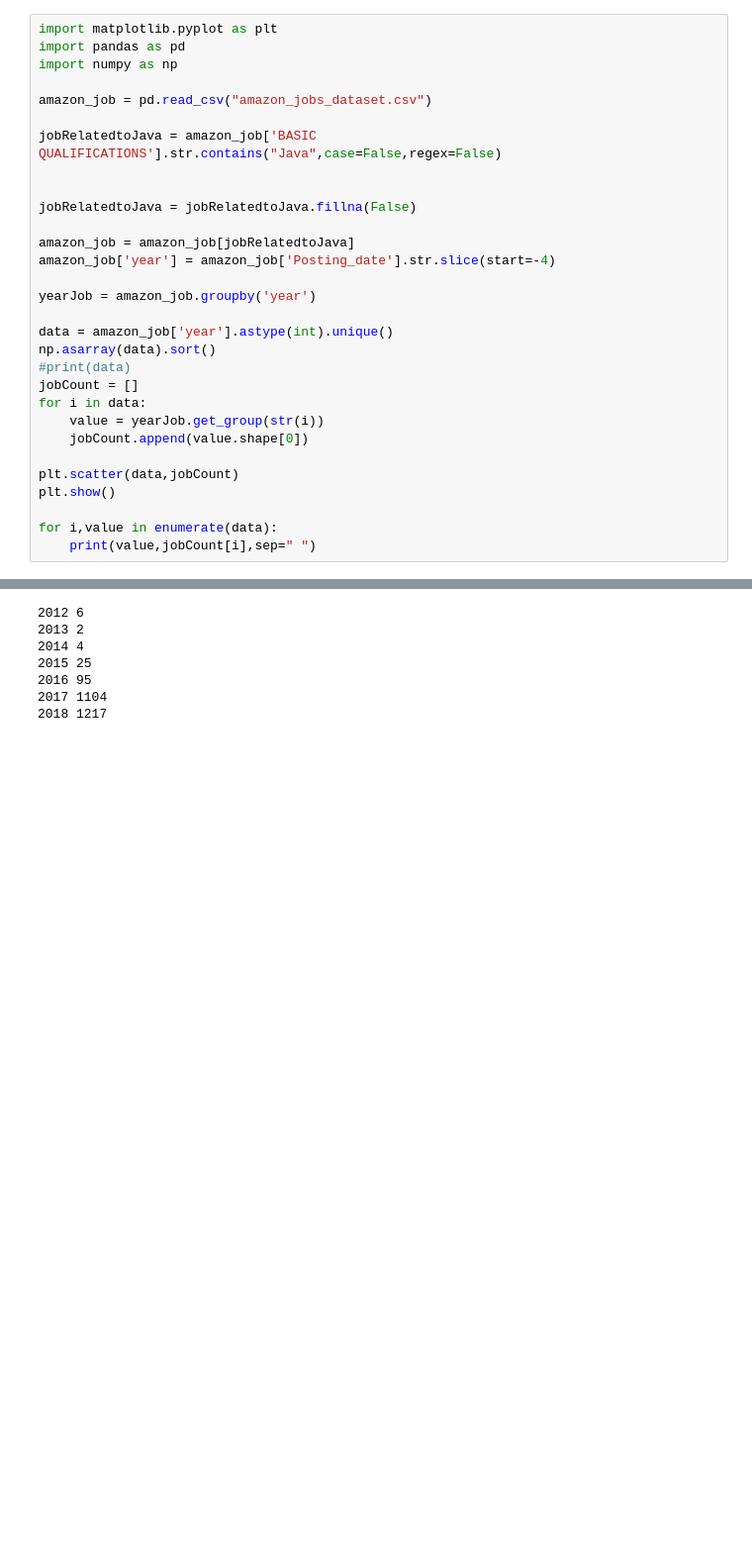
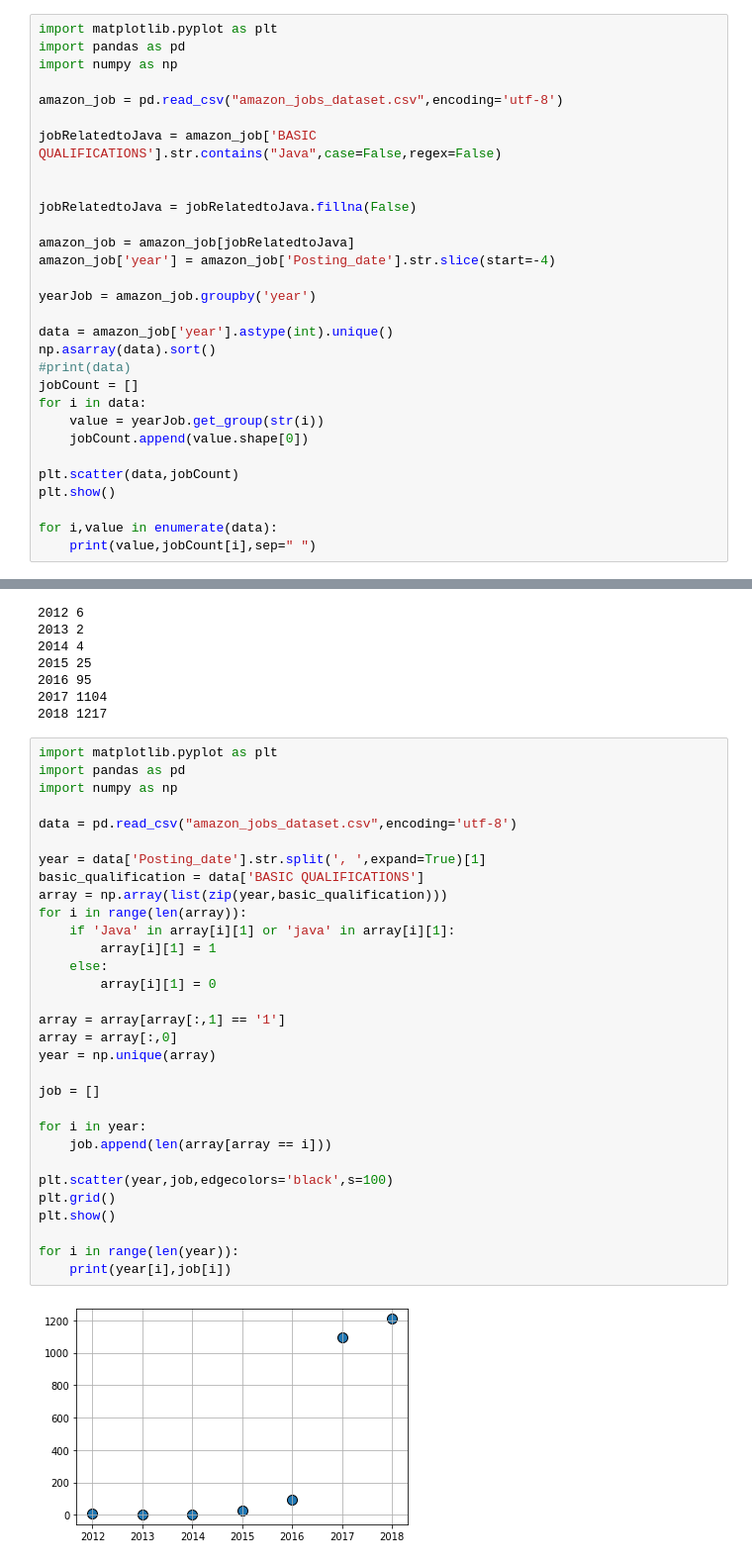
Before and after one commit to ravikart/data-handling-python-numpy, a Jupyter notebook: matplot-plotting/Plot-Assignment.ipynb, the cells around one changed output, grey strips where cells are left out. Shown at 99% size. Cells and saved outputs as stored; diff of their text form; blank space fills up the shorter version.

```diff
--- a/matplot-plotting/Plot-Assignment.ipynb
+++ b/matplot-plotting/Plot-Assignment.ipynb
@@ -133,7 +173,7 @@ import matplotlib.pyplot as plt
 import pandas as pd
 import numpy as np
 
-amazon_job = pd.read_csv("amazon_jobs_dataset.csv")
+amazon_job = pd.read_csv("amazon_jobs_dataset.csv",encoding='utf-8')
 
 jobRelatedtoJava = amazon_job['BASIC QUALIFICATIONS'].str.contains("Java",case=False,regex=False)
 
@@ -167,3 +207,36 @@ for i,value in enumerate(data):
 2016 95
 2017 1104
 2018 1217
+# %%
+import matplotlib.pyplot as plt
+import pandas as pd
+import numpy as np
+
+data = pd.read_csv("amazon_jobs_dataset.csv",encoding='utf-8')
+
+year = data['Posting_date'].str.split(', ',expand=True)[1]
+basic_qualification = data['BASIC QUALIFICATIONS']
+array = np.array(list(zip(year,basic_qualification)))
+for i in range(len(array)):
+    if 'Java' in array[i][1] or 'java' in array[i][1]:
+        array[i][1] = 1
+    else:
+        array[i][1] = 0
+
+array = array[array[:,1] == '1']
+array = array[:,0]
+year = np.unique(array)
+
+job = []
+
+for i in year:
+    job.append(len(array[array == i]))
+
+plt.scatter(year,job,edgecolors='black',s=100)
+plt.grid()
+plt.show()
+
+for i in range(len(year)):
+    print(year[i],job[i])
+# %% [output]
+[figure, added]
```
Also changed, not shown: parts of 3 cells of this notebook, 11 other files.
